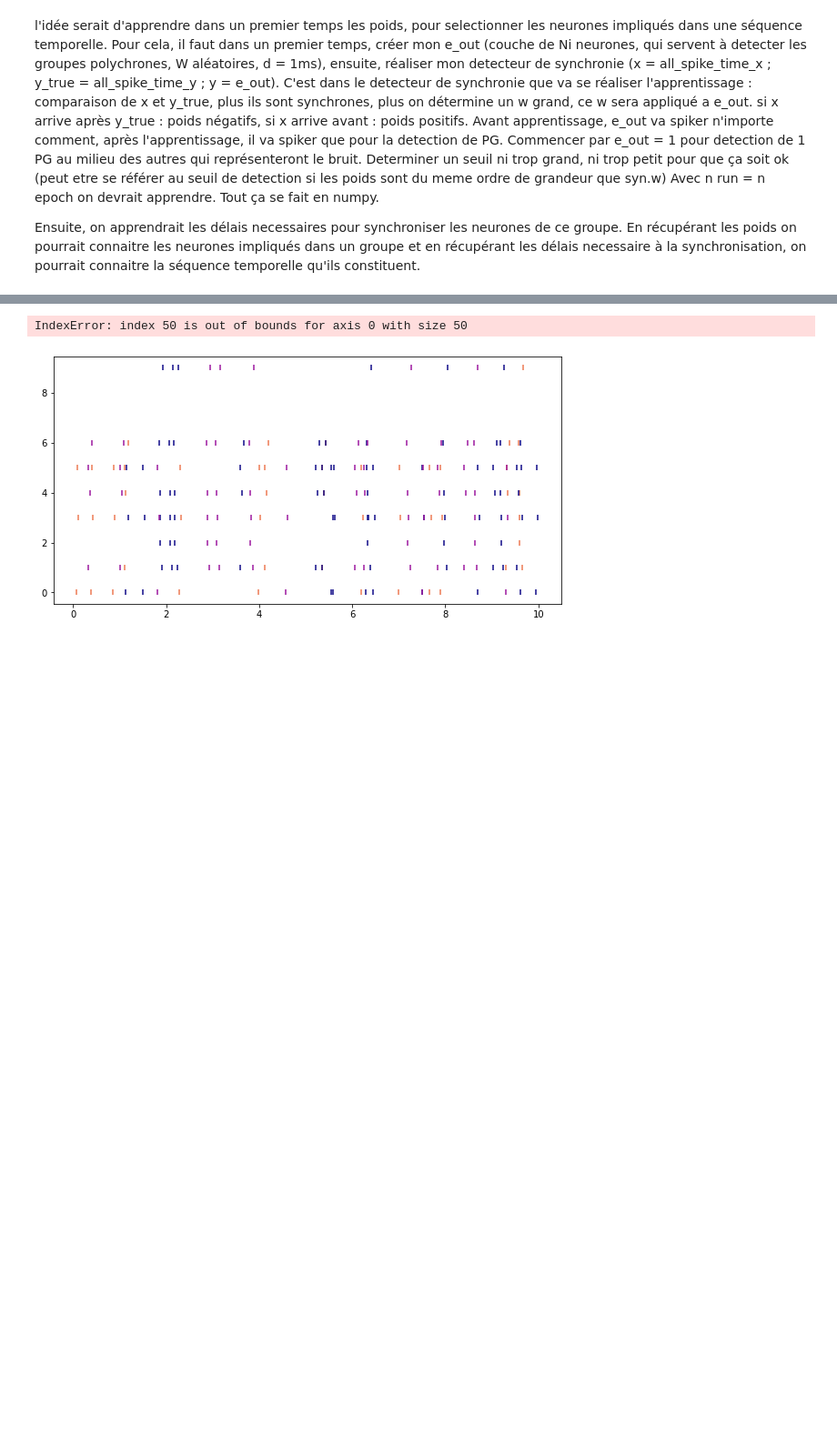
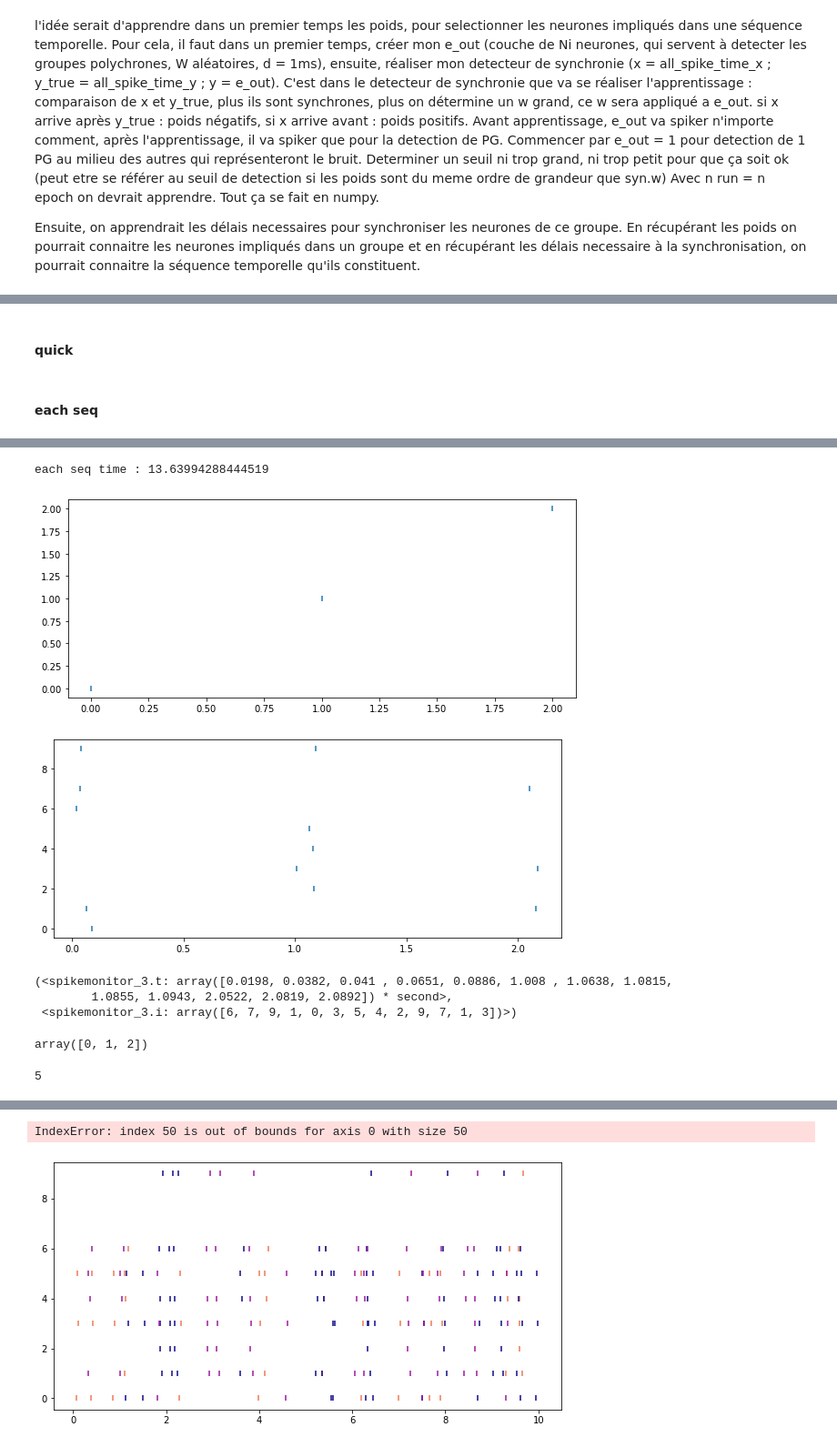
Before and after one commit to camillebesnainou/2022-01-10-polychrony, a Jupyter notebook: 2022-03-02-herewegoagain.ipynb, the cells around one changed output, grey strips where cells are left out. Shown at 91% size. Saved outputs shown, nothing was run; the diff lists cells and outputs as text; code cells hidden in the pictures; blank space fills up the shorter version.

```diff
--- a/2022-03-02-herewegoagain.ipynb
+++ b/2022-03-02-herewegoagain.ipynb
@@ -29,9 +25,9 @@ Puisque l'on connait les connections a->b, les poids et les délais, il est faci
 # %% [markdown]
 ### variable definition
 # %%
-Ni = 1 #nb de PGs différents
+Ni = 3 #nb de PGs différents
 Nj = 10 #nb d'adresses en entrée
-n_pattern = 30 # nb d'occurrence des PGs
+n_pattern = 50 # nb d'occurrence des PGs
 duration = 10*second
 
 PGs_pattern = {}
@@ -279,0 +339,2 @@ Ensuite, on apprendrait les délais necessaires pour synchroniser les neurones d
+# %% [markdown]
+#### quick
@@ -279,0 +409,44 @@ Ensuite, on apprendrait les délais necessaires pour synchroniser les neurones d
+# %% [markdown]
+#### each seq
+# %%
+def i_want_to_see_each_sequence (Ni, duration, W, delay, i_syn) :
+
+    start_scope()
+    start = time.time()
+
+
+    x = SpikeGeneratorGroup(Ni, linspace(0,Ni-1, num = Ni, dtype = int), linspace(0,Ni-1, num = Ni, dtype = int)*second)
+    x_s = SpikeMonitor(x)
+
+    y = NeuronGroup(Nj, ''' dv/dt = -v/tau : volt
+                                tau : second''',
+                        threshold= 'v > 0.02*volt',
+                        reset= 'v = 0*volt',
+                        method = 'exact')
+    y_s = SpikeMonitor(y)
+
+    y.v = 0*volt
+    y.tau = 0.01*second
+
+    z = Synapses(x,y, on_pre='v+=(0.01*volt*w)', model = 'w:1')
+
+    for k in range(Ni):
+        z.connect(i = k , j = i_syn[k])
+        z.w[k,:] = W[k]*20
+
+    z.delay[:,:] = delay
+
+    net_see_seq = Network(collect())
+    net_see_seq.add(x, x_s, y, y_s, z)
+    net_see_seq.run(3*second)
+
+    plt.figure(figsize =(10,4))
+    plt.scatter(x_s.t, x_s.i, marker = '|')
+
+    plt.figure(figsize =(10,4))
+    plt.scatter(y_s.t, y_s.i, marker = '|')
+    print('each seq time :', time.time() - start )
+    return x_s, y_s, z
+# %%
+ x_s, y_s, z = i_want_to_see_each_sequence (Ni, duration, W, delay, i_syn)
+# %% [output]
@@ -279,0 +454,17 @@ Ensuite, on apprendrait les délais necessaires pour synchroniser les neurones d
+each seq time : 13.63994288444519
+[figure, added]
+[figure, added]
+# %%
+y_s.t, y_s.i
+# %% [output]
+(<spikemonitor_3.t: array([0.0198, 0.0382, 0.041 , 0.0651, 0.0886, 1.008 , 1.0638, 1.0815,
+        1.0855, 1.0943, 2.0522, 2.0819, 2.0892]) * second>,
+ <spikemonitor_3.i: array([6, 7, 9, 1, 0, 3, 5, 4, 2, 9, 7, 1, 3])>)
+# %%
+linspace(0,Ni-1, num = Ni, dtype = int)
+# %% [output]
+array([0, 1, 2])
+# %%
+len(s.i[0,:])
+# %% [output]
+5
```
Also changed, not shown: parts of 104 cells of this notebook.
